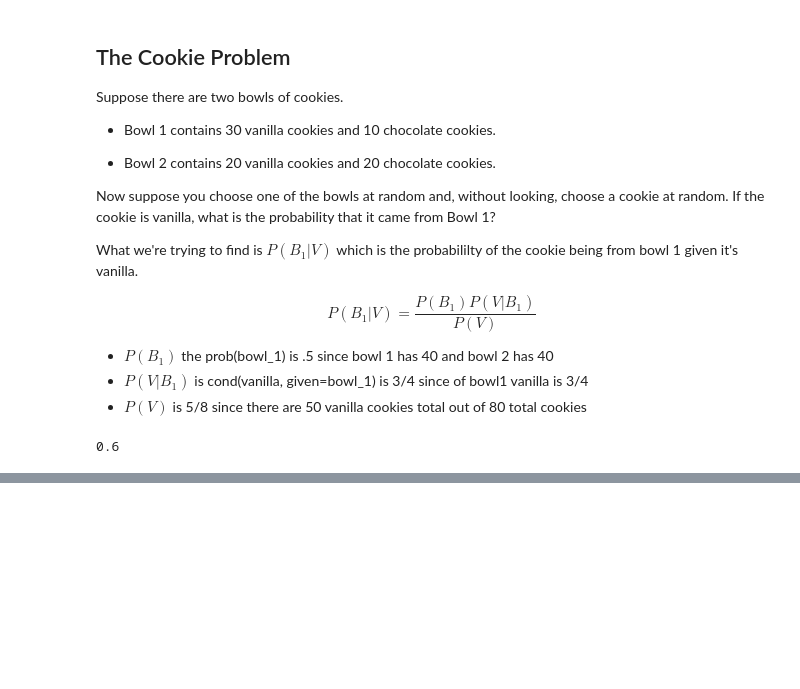
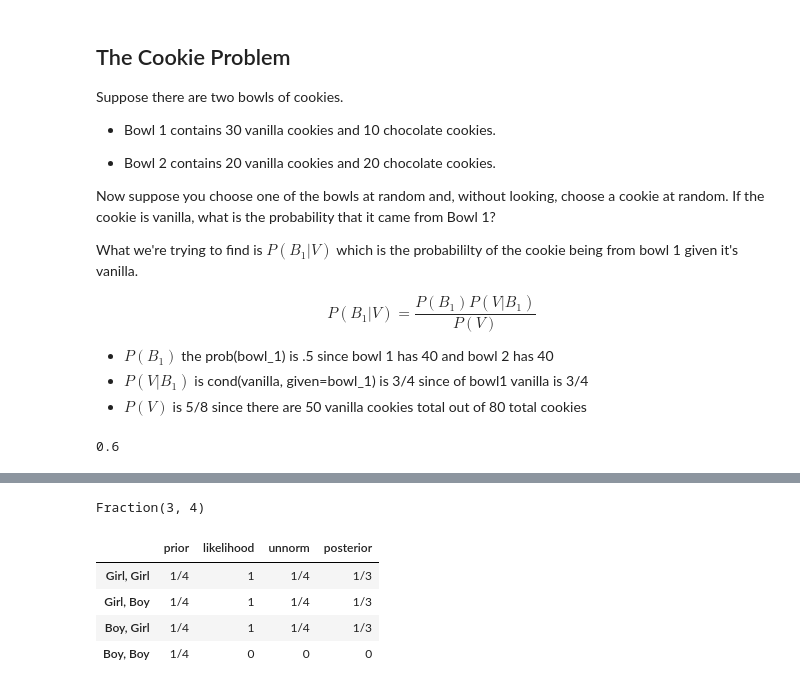
Before and after one commit to ryanorsinger/ThinkBayes2, a Jupyter notebook: chapter2_bayes_theorum.ipynb, the cells around one changed output, grey strips where cells are left out. Saved outputs shown, nothing was run; the diff lists cells and outputs as text; code cells hidden in the pictures; blank space fills up the shorter version.

```diff
--- a/chapter2_bayes_theorum.ipynb
+++ b/chapter2_bayes_theorum.ipynb
@@ -81,0 +114,4 @@ Collectively exhaustive, which means one of them must be true.
+# %%
+# P(D) is 5/8, which the probability of seeing the data from any bowl
+prob_data = table['unnorm'].sum()
+prob_data
@@ -81,0 +120,5 @@ Collectively exhaustive, which means one of them must be true.
+# %%
+# Get the posterior
+# P(H|D)
+# The probability of the hypothesis given the data
+table["posterior"] = table["unnorm"] / prob_data
@@ -81,0 +161,7 @@ Collectively exhaustive, which means one of them must be true.
+# %%
+def update(table):
+    """Compute the posterior probabilities"""
+    table["unnorm"] = table.prior * table.likelihood
+    prob_data = table.unnorm.sum()
+    table["posterior"] = table.unnorm / prob_data
+    return prob_data
@@ -81,0 +268,16 @@ Collectively exhaustive, which means one of them must be true.
+# %%
+# prior = 2 offspring
+offspring = pd.DataFrame(index=["Girl, Girl", "Girl, Boy", "Boy, Girl", "Boy, Boy"])
+offspring["prior"] = Fraction(1, 4)
+offspring["likelihood"] = 1, 1, 1, 0
+update(offspring)
+# %% [output]
+Fraction(3, 4)
+# %%
+offspring
+# %% [output]
+|  | prior | likelihood | unnorm | posterior |
+| Girl, Girl | 1/4 | 1 | 1/4 | 1/3 |
+| Girl, Boy | 1/4 | 1 | 1/4 | 1/3 |
+| Boy, Girl | 1/4 | 1 | 1/4 | 1/3 |
+| Boy, Boy | 1/4 | 0 | 0 | 0 |
```
Also changed, not shown: parts of 32 cells of this notebook, 1 other file.
